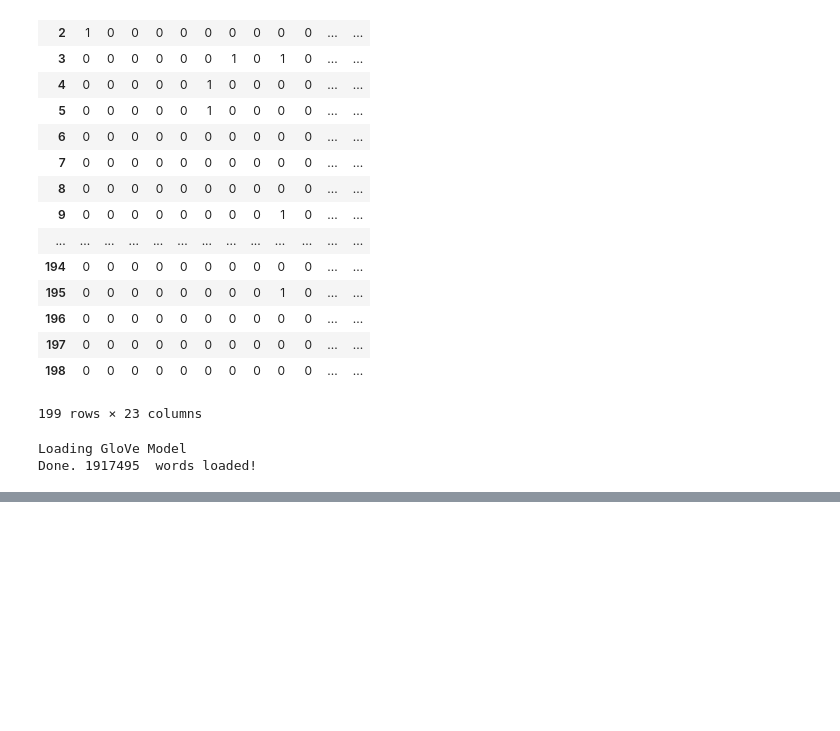
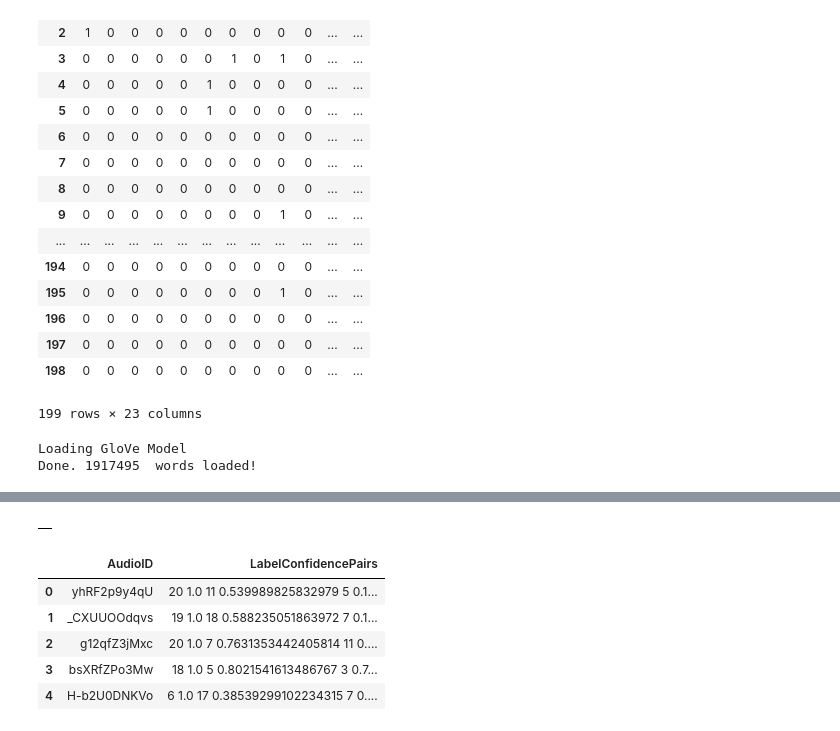
Before and after one commit to vinlyau/Calhacks5.0, a Jupyter notebook: Untitled.ipynb, the cells around one changed output, grey strips where cells are left out. Saved outputs shown, nothing was run; the diff lists cells and outputs as text; code cells hidden in the pictures; blank space fills up the shorter version.

```diff
--- a/Untitled.ipynb
+++ b/Untitled.ipynb
@@ -79,0 +81,3 @@ with open('subtitle_test')
+# %%
+altered_data = eval(open("finished.json", "r").read())
+print(altered_data)
@@ -184,5 +190,37 @@ glove_dic = loadGloveModel('glove.42B.300d.txt')
 # %% [output]
 Loading GloVe Model
 Done. 1917495  words loaded!
+# %%
+def get_tags(text_file):
+    english_tags = ['hurricane',
+ 'tornado',
+ 'earthquake',
+ 'security',
+ 'innovation',
+ 'product',
+ 'election',
+ 'policy',
+ 'politician',
+ 'conflict',
+ 'terrorist',
+ 'economy',
+ 'environment',
+ 'religion',
+ 'scandal',
+ 'disaster',
+ 'crime',
+ 'military',
+ 'education',
+ 'immigration',
+ 'market',
+ 'businessman']
+    possibilities = []
+    for tag in english_tags:
+        min_sum = 0
+        for word in text_file.split(" "):
+            dist = 1-cosine(np.array(glove_dic[word]), np.array(glove_dic[tag]))
+            min_sum +=  dist if dist>.6 else 0
+        possibilities.append((tag, min_sum))
+    return sorted(possibilities, key=lambda x: -x[1])
 # %%
 print(texts[1])
@@ -245,0 +336,18 @@ print([english_tags[int(x)] for x in labels[2]] )
+# %%
+solution = pd.DataFrame()
+# %%
+solution.head()
+# %% [output]
+|  |
+# %%
+solution["AudioID"] = audioIDs
+solution["LabelConfidencePairs"] = best_strings
+# %%
+solution.head()
+# %% [output]
+|  | AudioID | LabelConfidencePairs |
+| 0 | yhRF2p9y4qU | 20 1.0 11 0.539989825832979 5 0.1... |
+| 1 | _CXUUOOdqvs | 19 1.0 18 0.588235051863972 7 0.1... |
+| 2 | g12qfZ3jMxc | 20 1.0 7 0.7631353442405814 11 0.... |
+| 3 | bsXRfZPo3Mw | 18 1.0 5 0.8021541613486767 3 0.7... |
+| 4 | H-b2U0DNKVo | 6 1.0 17 0.38539299102234315 7 0.... |
```
Also changed, not shown: parts of 13 cells of this notebook, 1 other file.
